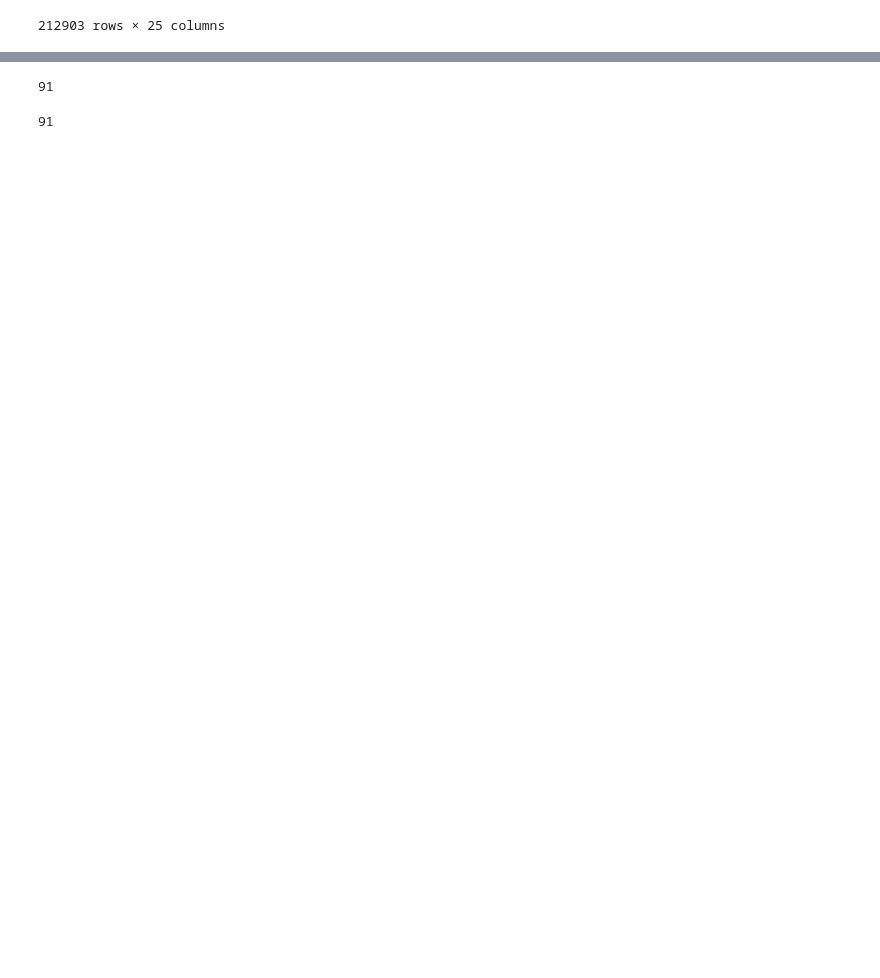
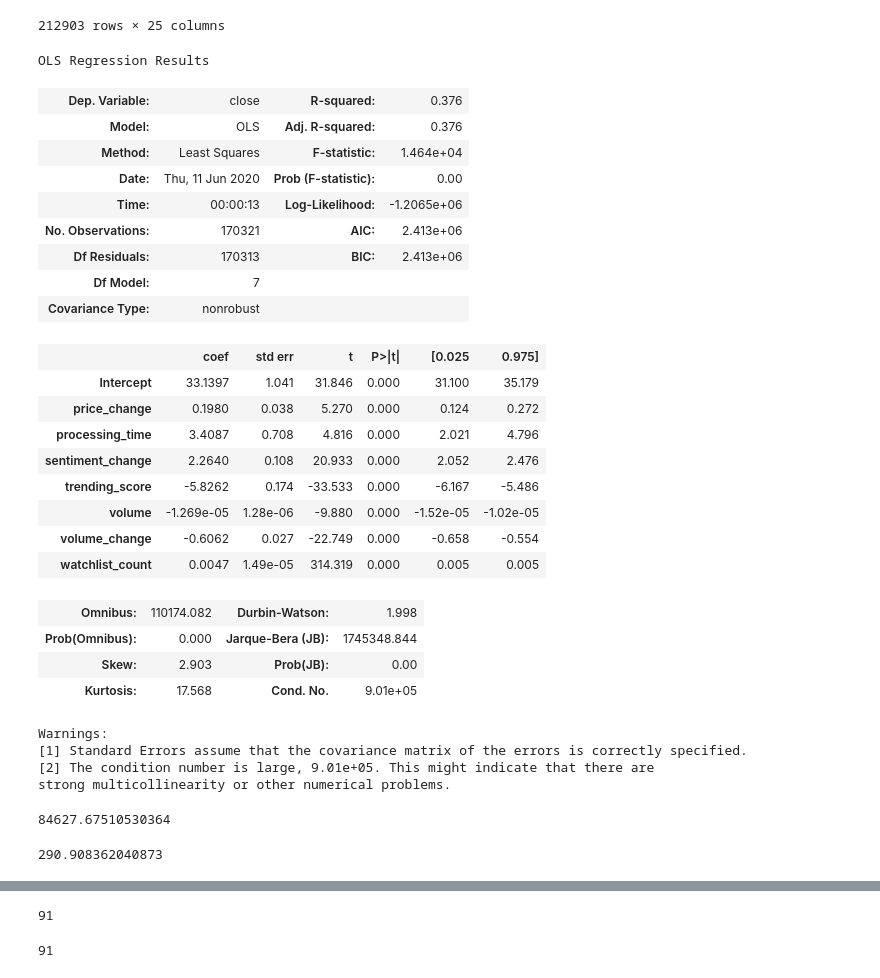
Before and after one commit to jcanque777/stock_market_data_prediction, a Jupyter notebook: msft_data.ipynb, the cells around one changed output, grey strips where cells are left out. Drawn from its saved outputs; the diff is of its cells as text; code cells hidden in the pictures; blank space fills up the shorter version.

```diff
--- a/msft_data.ipynb
+++ b/msft_data.ipynb
@@ -1382,0 +1397,42 @@ df_serv
+# %%
+#split into training set and test set
+train_set = df_s.sample(frac=0.8, random_state=42)
+test_set = df_s.drop(train_set.index)
+# %%
+#columns without close
+cols_selected = '+'.join(train_set.columns.difference(['close']))
+# %%
+#prepare formula to insert into ols model
+my_formula = 'close ~' + cols_selected
+# %%
+mlr_fit = sm.ols(formula = my_formula, data = train_set).fit()
+# %%
+mlr_fit.summary()
+# %% [output]
+OLS Regression Results
+| Dep. Variable: | close | R-squared: | 0.376 |
+| Model: | OLS | Adj. R-squared: | 0.376 |
+| Method: | Least Squares | F-statistic: | 1.464e+04 |
+| Date: | Thu, 11 Jun 2020 | Prob (F-statistic): | 0.00 |
+| Time: | 00:00:13 | Log-Likelihood: | -1.2065e+06 |
+| No. Observations: | 170321 | AIC: | 2.413e+06 |
+| Df Residuals: | 170313 | BIC: | 2.413e+06 |
+| Df Model: | 7 |  |  |
+| Covariance Type: | nonrobust |  |  |
+|  | coef | std err | t | P>|t| | [0.025 | 0.975] |
+| Intercept | 33.1397 | 1.041 | 31.846 | 0.000 | 31.100 | 35.179 |
+| price_change | 0.1980 | 0.038 | 5.270 | 0.000 | 0.124 | 0.272 |
+| processing_time | 3.4087 | 0.708 | 4.816 | 0.000 | 2.021 | 4.796 |
+| sentiment_change | 2.2640 | 0.108 | 20.933 | 0.000 | 2.052 | 2.476 |
+| trending_score | -5.8262 | 0.174 | -33.533 | 0.000 | -6.167 | -5.486 |
+| volume | -1.269e-05 | 1.28e-06 | -9.880 | 0.000 | -1.52e-05 | -1.02e-05 |
+| volume_change | -0.6062 | 0.027 | -22.749 | 0.000 | -0.658 | -0.554 |
+| watchlist_count | 0.0047 | 1.49e-05 | 314.319 | 0.000 | 0.005 | 0.005 |
+| Omnibus: | 110174.082 | Durbin-Watson: | 1.998 |
+| Prob(Omnibus): | 0.000 | Jarque-Bera (JB): | 1745348.844 |
+| Skew: | 2.903 | Prob(JB): | 0.00 |
+| Kurtosis: | 17.568 | Cond. No. | 9.01e+05 |
+Warnings:
+[1] Standard Errors assume that the covariance matrix of the errors is correctly specified.
+[2] The condition number is large, 9.01e+05. This might indicate that there are
+strong multicollinearity or other numerical problems.
@@ -1382,0 +1448,8 @@ df_serv
+# %%
+mse
+# %% [output]
+84627.67510530364
+# %%
+mse**.5
+# %% [output]
+290.908362040873
```
Also changed, not shown: parts of 18 cells of this notebook.
